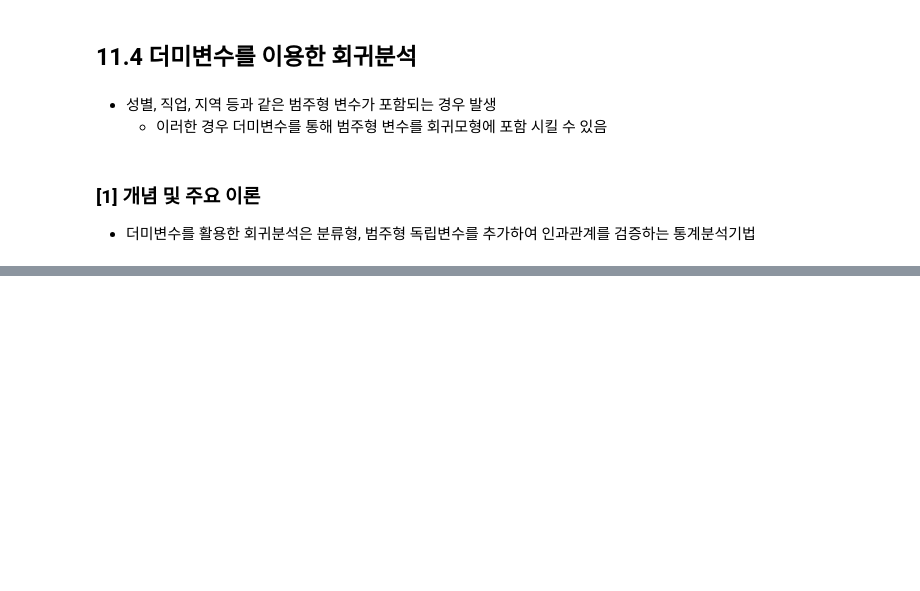
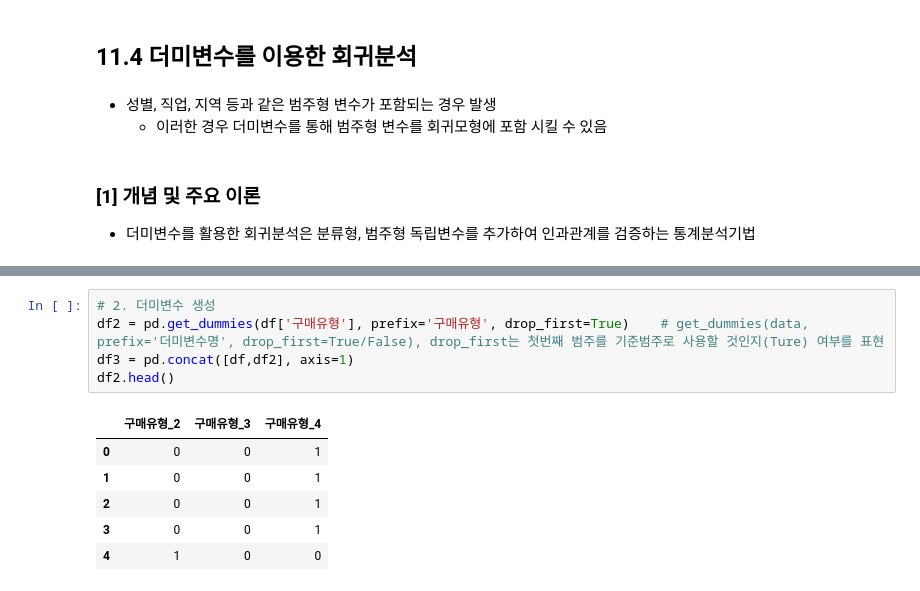
Before and after one commit to OH1107/self_study, a Jupyter notebook: training/chapter11/11장_회귀분석.ipynb, the cells around one changed output, grey strips where cells are left out. Drawn from its saved outputs; the diff is of its cells as text; blank space fills up the shorter version.

```diff
--- a/training/chapter11/11장_회귀분석.ipynb
+++ b/training/chapter11/11장_회귀분석.ipynb
@@ -388,0 +430,12 @@ print(np.round(variance_inflation_factor(X.values, 3),3))   # 구매 카테고
+# %%
+# 2. 더미변수 생성
+df2 = pd.get_dummies(df['구매유형'], prefix='구매유형', drop_first=True)    # get_dummies(data, prefix='더미변수명', drop_first=True/False), drop_first는 첫번째 범주를 기준범주로 사용할 것인지(Ture) 여부를 표현
+df3 = pd.concat([df,df2], axis=1)
+df2.head()
+# %% [output]
+|  | 구매유형_2 | 구매유형_3 | 구매유형_4 |
+| 0 | 0 | 0 | 1 |
+| 1 | 0 | 0 | 1 |
+| 2 | 0 | 0 | 1 |
+| 3 | 0 | 0 | 1 |
+| 4 | 1 | 0 | 0 |
```
Also changed, not shown: parts of 9 cells of this notebook.
